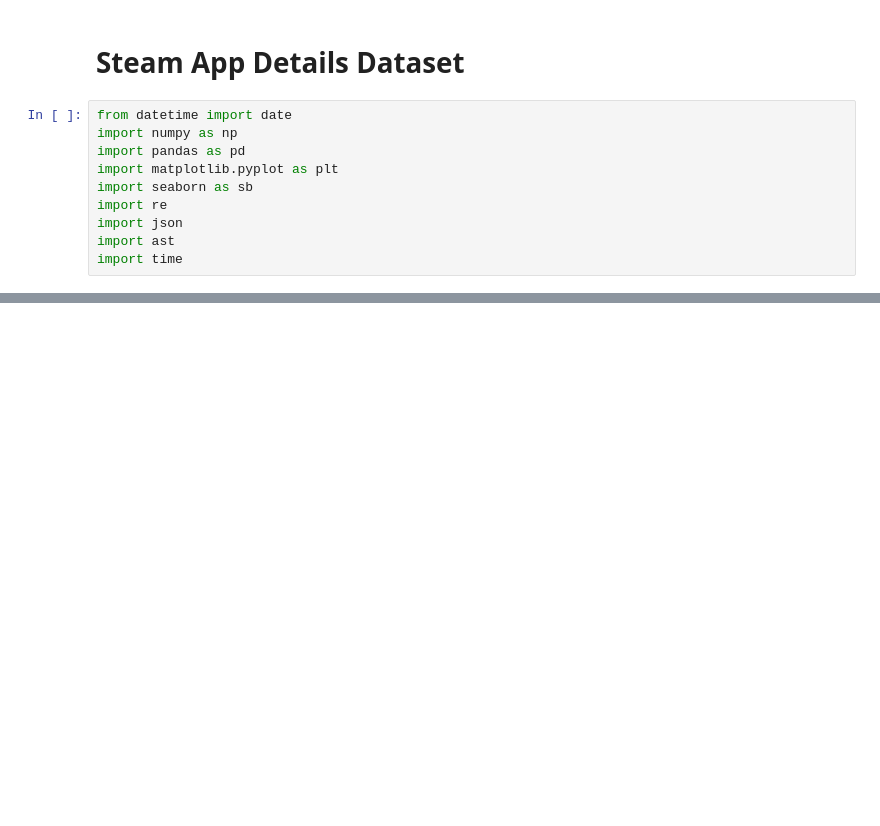
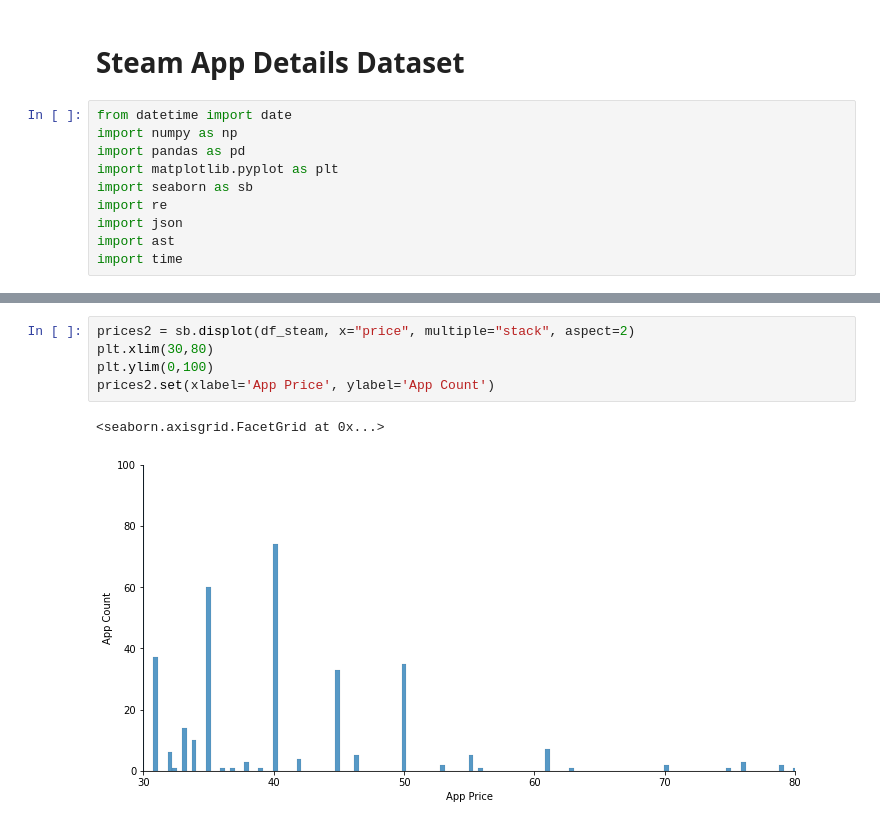
Before and after one commit to davide-castro20/FEUP-PRI, a Jupyter notebook: plots.ipynb, the cells around one changed output, grey strips where cells are left out. Drawn from its saved outputs; the diff is of its cells as text; blank space fills up the shorter version.

```diff
--- a/plots.ipynb
+++ b/plots.ipynb
@@ -62,0 +86,8 @@ plt.show()
+# %%
+prices2 = sb.displot(df_steam, x="price", multiple="stack", aspect=2)
+plt.xlim(30,80)
+plt.ylim(0,100)
+prices2.set(xlabel='App Price', ylabel='App Count')
+# %% [output]
+<seaborn.axisgrid.FacetGrid at 0x...>
+[figure, added]
```
Also changed, not shown: parts of 12 cells of this notebook, 4 other files.
